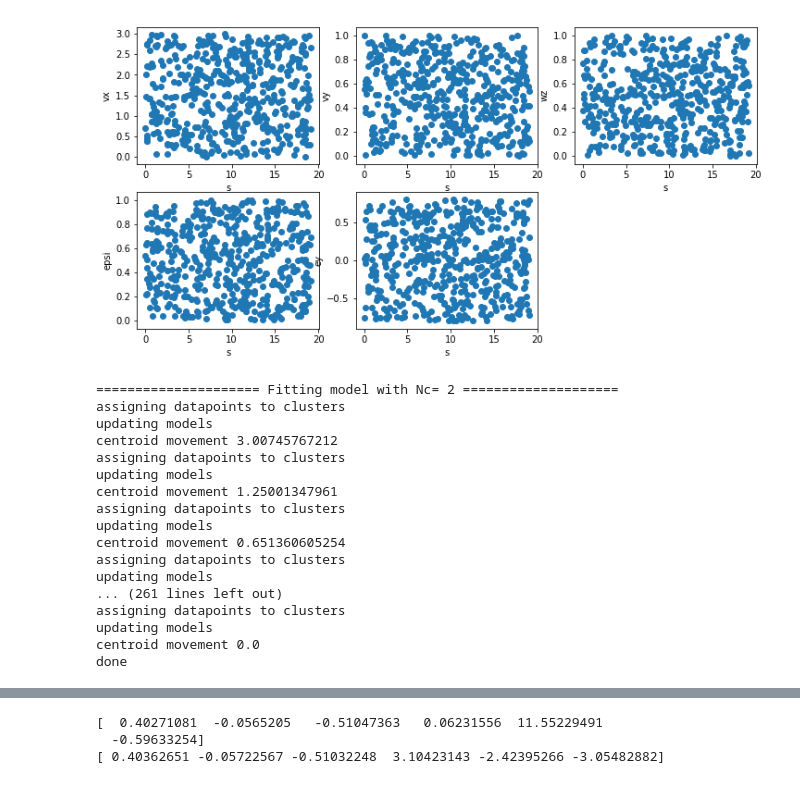
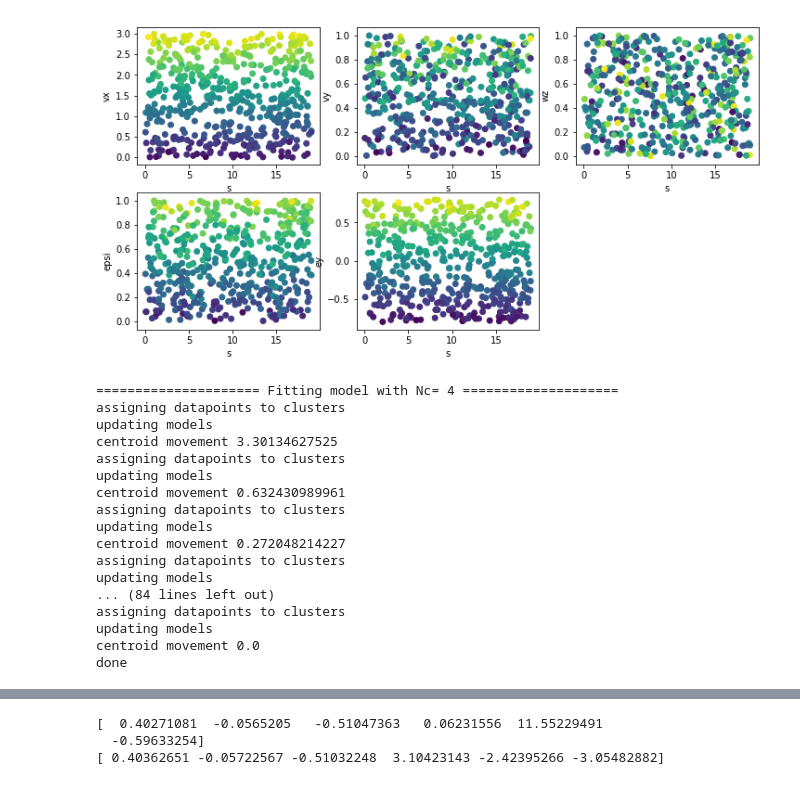
Before and after one commit to urosolia/RacingLMPC, a Jupyter notebook: notebooks/Fitting Accurate Piecewise Affine Model.ipynb, the cells around one changed output, grey strips where cells are left out. Cells and saved outputs as stored; diff of their text form; code cells hidden in the pictures.

```diff
--- a/notebooks/Fitting Accurate Piecewise Affine Model.ipynb
+++ b/notebooks/Fitting Accurate Piecewise Affine Model.ipynb
@@ -36,17 +36,17 @@ def get_z_y_pair():
 # %%
 zs = []; ys = []
 for i in range(n_data):
     z, y = get_z_y_pair()
     zs.append(z); ys.append(y)
 
 zs = np.array(zs)
 ys = np.array(ys)
 
 plt.figure(figsize=[12,6])
 for i in range(n-1):
     plt.subplot(2, 3, i+1)
     ind = i if i < 4 else 5
-    plt.scatter(zs[:,4], zs[:,ind])
+    plt.scatter(zs[:,4], zs[:,ind], c=[ys[:,ind]])
     plt.xlabel(state_names[4]); plt.ylabel(state_names[ind])
 # %% [output]
-[figure, old version]
+[figure, new version]
@@ -53,20 +57,20 @@ for i in range(n-1):
 # %%
-nc_list = [2,3,4,5]
+nc_list = [4]
 best_clustering, ind_perm = pwac.select_nc_cross_validation(nc_list, zs, ys, verbose=True, z_cutoff=n)
 # %% [output]
-===================== Fitting model with Nc= 2 ====================
+===================== Fitting model with Nc= 4 ====================
 assigning datapoints to clusters
 updating models
-centroid movement 3.00745767212
+centroid movement 3.30134627525
 assigning datapoints to clusters
 updating models
-centroid movement 1.25001347961
+centroid movement 0.632430989961
 assigning datapoints to clusters
 updating models
-centroid movement 0.651360605254
+centroid movement 0.272048214227
 assigning datapoints to clusters
 updating models
-... (261 lines left out)
+... (84 lines left out)
 assigning datapoints to clusters
 updating models
 centroid movement 0.0
```
Also changed, not shown: parts of 7 cells of this notebook, 7 other files.
